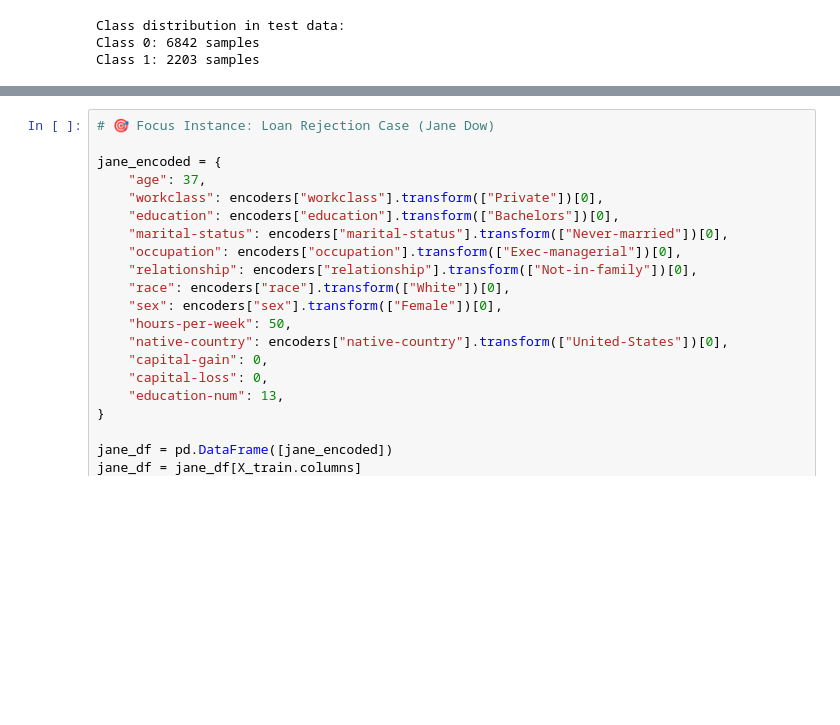
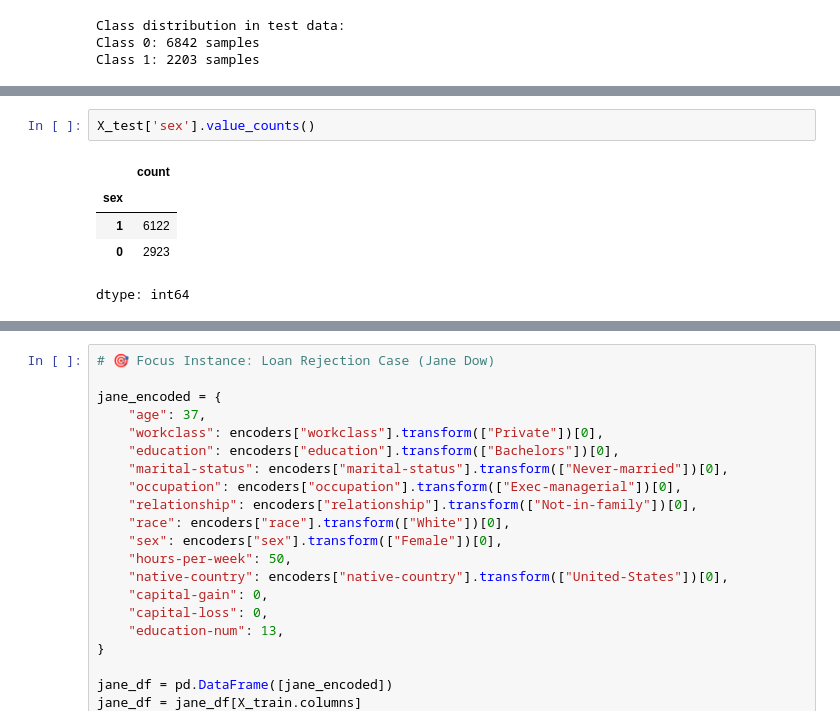
Before and after one commit to khaeuss808/AIPI590_ExplainableAITechniques_MLcourt, a Jupyter notebook: machine_learning_court.ipynb, the cells around one changed output, grey strips where cells are left out. Drawn from its saved outputs; the diff is of its cells as text; blank space fills up the shorter version.

```diff
--- a/machine_learning_court.ipynb
+++ b/machine_learning_court.ipynb
@@ -85,0 +94,8 @@ Class 1: 2203 samples
+# %%
+X_test['sex'].value_counts()
+# %% [output]
+|  | count |
+| sex |  |
+| 1 | 6122 |
+| 0 | 2923 |
+dtype: int64
```
Also changed, not shown: parts of 11 cells of this notebook.
